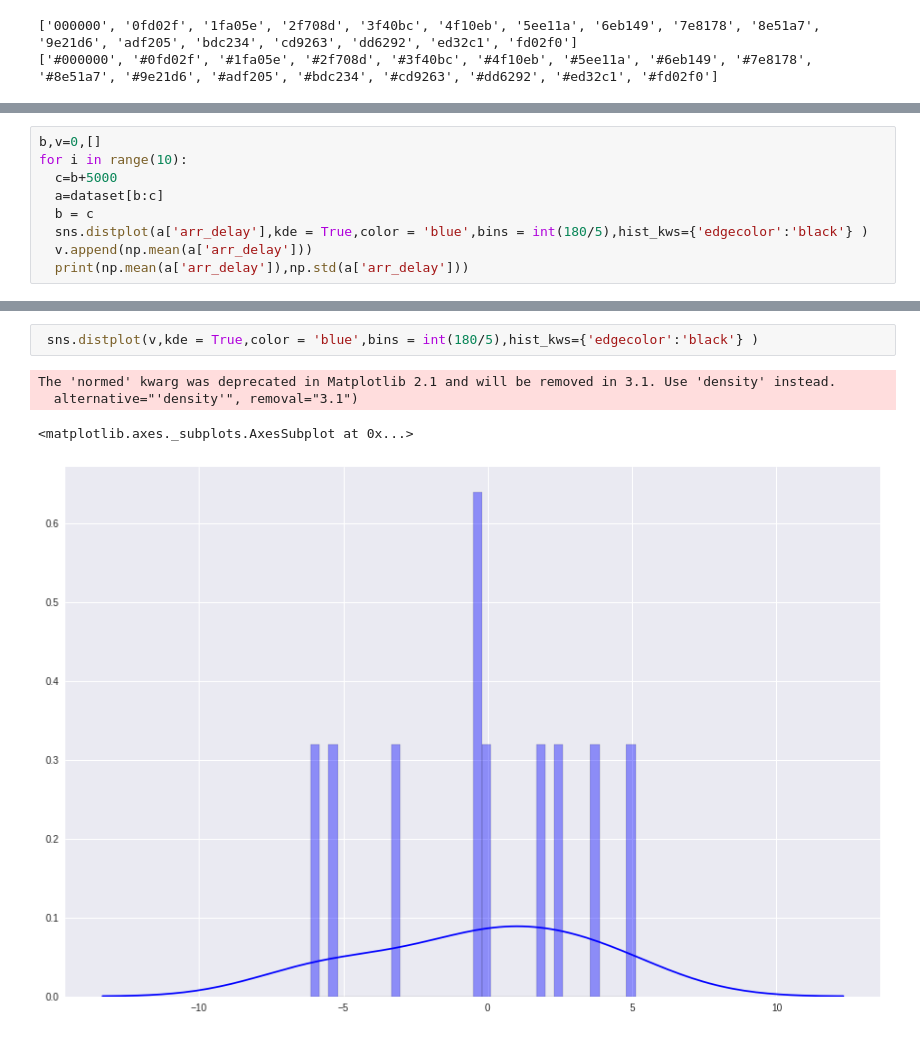
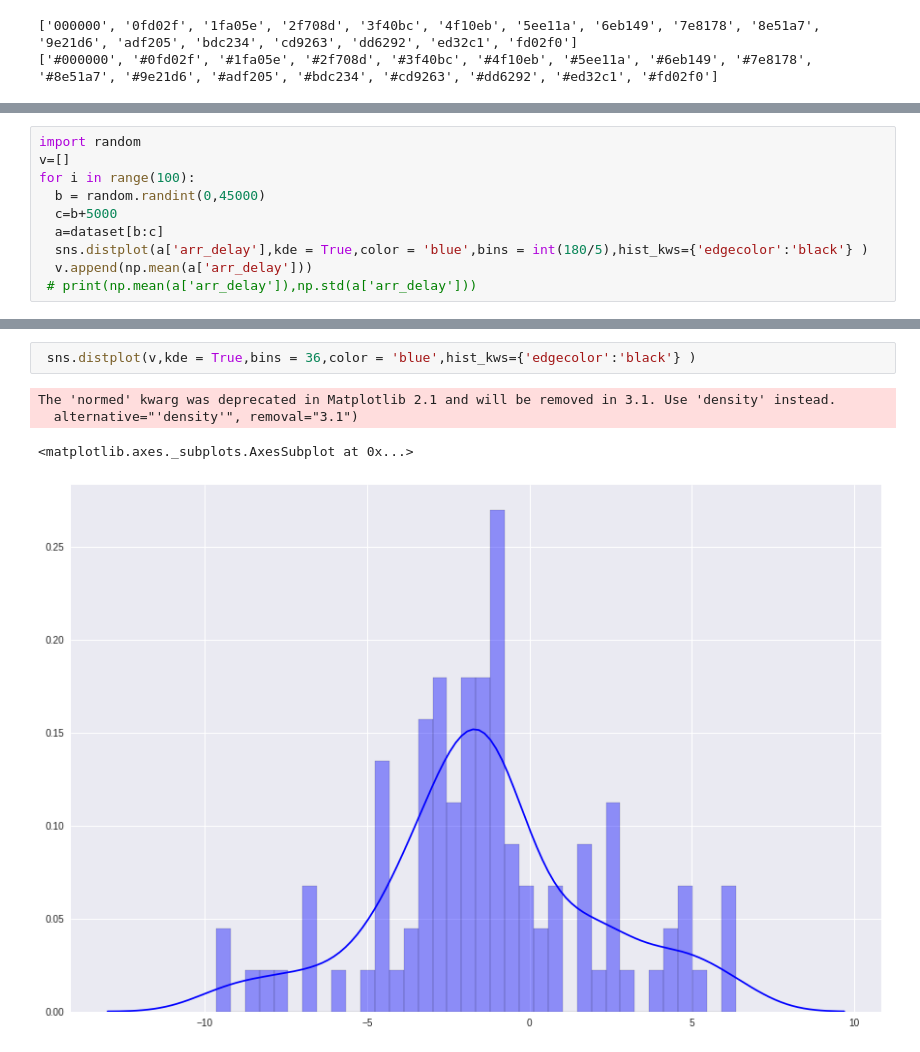
Before and after one commit to saindeepak/Data_analysis, a Jupyter notebook: Untitled0.ipynb, the cells around one changed output, grey strips where cells are left out. Cells and saved outputs as stored; diff of their text form.

```diff
--- a/Untitled0.ipynb
+++ b/Untitled0.ipynb
@@ -140,12 +140,13 @@ Text(0, 0.5, 'Flights')
 # %%
-b,v=0,[]
-for i in range(10):
+import random
+v=[]
+for i in range(100):
+  b = random.randint(0,45000)
   c=b+5000
   a=dataset[b:c]
-  b = c
   sns.distplot(a['arr_delay'],kde = True,color = 'blue',bins = int(180/5),hist_kws={'edgecolor':'black'} )
   v.append(np.mean(a['arr_delay']))
-  print(np.mean(a['arr_delay']),np.std(a['arr_delay']))
+ # print(np.mean(a['arr_delay']),np.std(a['arr_delay']))
 # %% [output]
 The 'normed' kwarg was deprecated in Matplotlib 2.1 and will be removed in 3.1. Use 'density' instead.
   alternative="'density'", removal="3.1")
@@ -163,7 +154,7 @@ The 'normed' kwarg was deprecated in Matplotlib 2.1 and will be removed in 3.1.
 # %%
- sns.distplot(v,kde = True,color = 'blue',bins = int(180/5),hist_kws={'edgecolor':'black'} )
+ sns.distplot(v,kde = True,bins = 36,color = 'blue',hist_kws={'edgecolor':'black'} )
 # %% [output]
 The 'normed' kwarg was deprecated in Matplotlib 2.1 and will be removed in 3.1. Use 'density' instead.
   alternative="'density'", removal="3.1")
 <matplotlib.axes._subplots.AxesSubplot at 0x...>
-[figure, old version]
+[figure, new version]
```
Also changed, not shown: parts of 5 cells of this notebook.
